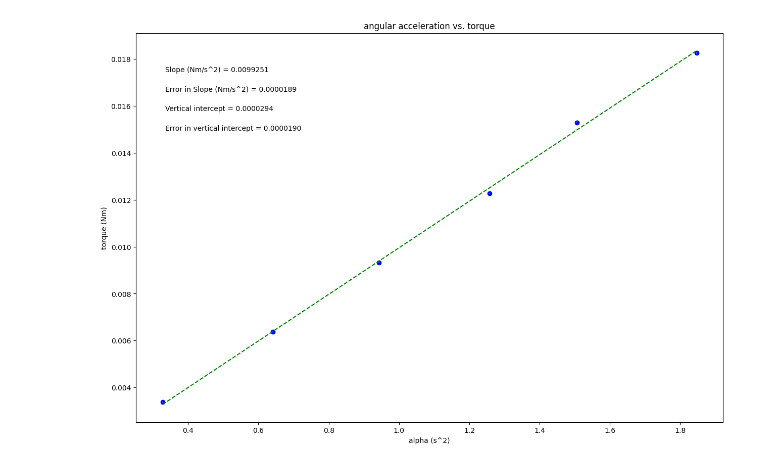
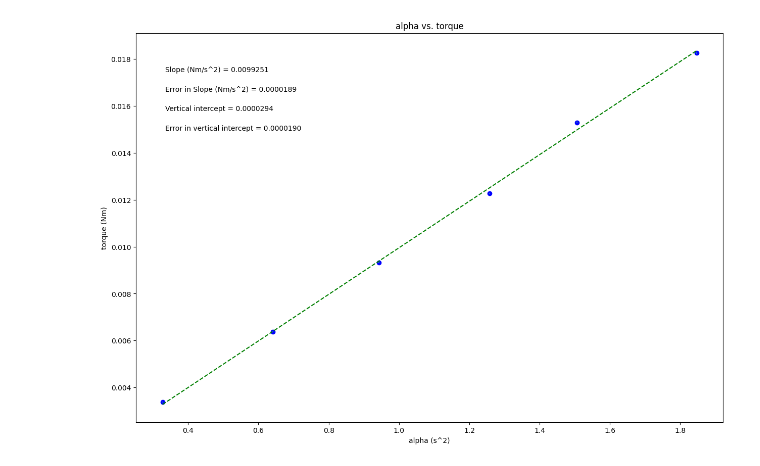
Before and after one commit to caitlinn27/PHYSX-221-lab, a Jupyter notebook: Moment of Inertia.ipynb, the cells around one changed output. Drawn from its saved outputs; the diff is of its cells as text; code cells hidden in the pictures.

```diff
--- a/Moment of Inertia.ipynb
+++ b/Moment of Inertia.ipynb
@@ -37,7 +37,7 @@ dy = err_yvariable_changeme        #this should be your error in y array
 
 #UPDATE EACH OF THESE 4 STRINGS FOR YOUR PLOT LABELS AS YOU WANT THEM TO APPEAR
 
-plot_title= 'angular acceleration vs. torque'
+plot_title= 'alpha vs. torque'
 x_label= 'alpha (s^2)'
 y_label= 'torque (Nm)'
 slope_units= 'Nm/s^2'
@@ -92,31 +92,31 @@ elif annotation_placement==3 or annotation_placement==4:
 #Don't need to change anything in this section!
 
 #Plot data on graph. Plot error bars and place values for slope,
 #error in slope, and vertical intercept (plus error) on the plot using "annotate"
 
 plt.figure(figsize=(15,10))
 
 plt.plot(x, fit, color='green', linestyle='--')
 plt.scatter(x, y, color='blue', marker='o')
 
 plt.xlabel(x_label)
 plt.ylabel(y_label)
 plt.title(plot_title)
 
 plt.errorbar(x, y, yerr=dy, xerr=None, fmt="none") #don't need to plot x error bars
 
 plt.annotate('Slope ({}) = {value:.{digits}f}'.format(slope_units,value=m, digits=7),
              (xpos, ypos[0]), xycoords='axes fraction')
 
 plt.annotate('Error in Slope ({}) = {value:.{digits}f}'.format(slope_units,value=dm, digits=7),
              (xpos, ypos[1]), xycoords='axes fraction')
 
 plt.annotate('Vertical intercept = {value:.{digits}f}'.format(value=b, digits=7),
              (xpos, ypos[2]), xycoords='axes fraction')
 
 plt.annotate('Error in vertical intercept = {value:.{digits}f}'.format(value=db, digits=7),
              (xpos, ypos[3]), xycoords='axes fraction')
 
 plt.show()
 # %% [output]
-[figure, old version]
+[figure, new version]
```
